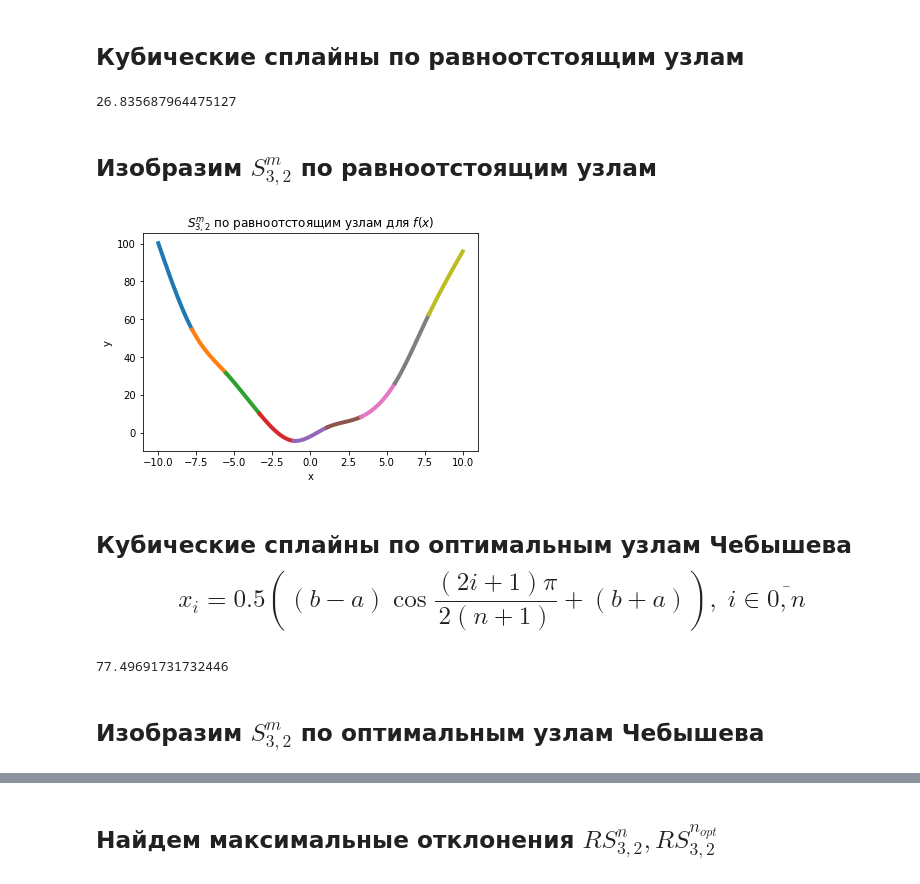
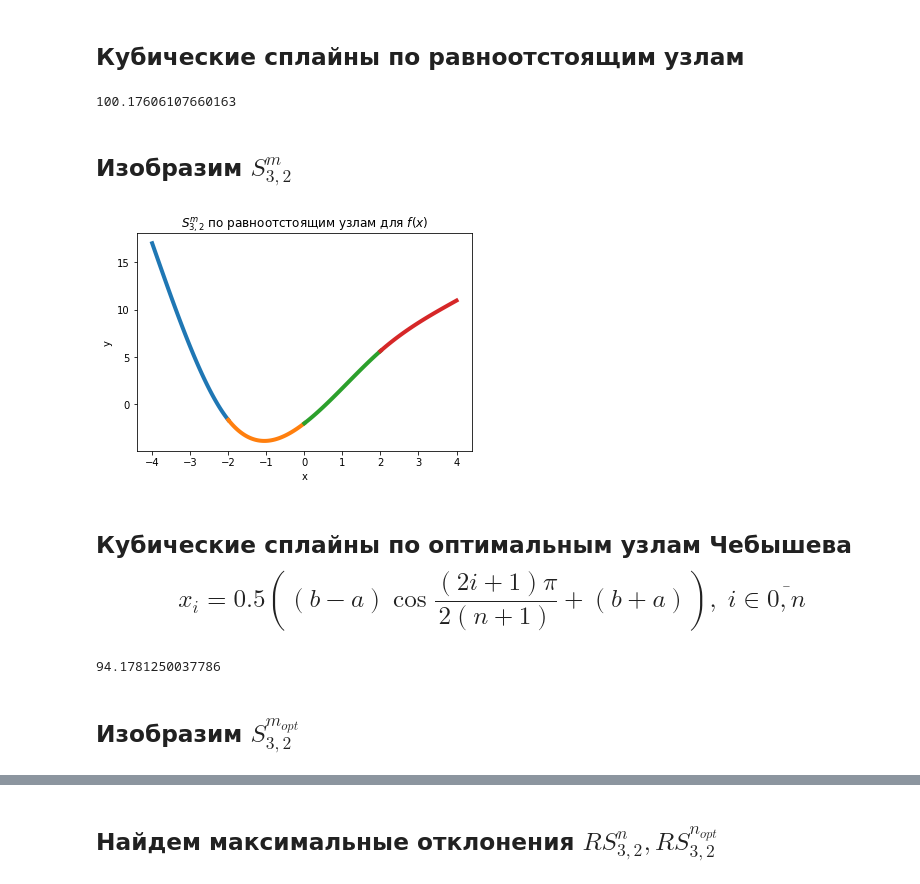
Before and after one commit to verse-chorus/linear_quadratic_cubic_splines, a Jupyter notebook: Кубический_cплайн.ipynb, the cells around one changed output, grey strips where cells are left out. Cells and saved outputs as stored; diff of their text form; code cells hidden in the pictures.

```diff
--- a/Кубический_cплайн.ipynb
+++ b/Кубический_cплайн.ipynb
@@ -108,15 +108,15 @@ def cub_spline(arg, a, b, m, fig=None):
         plt.title('$S_{3,2}^m$ по равноотстоящим узлам для $f(x)$')
         plt.show()
 # %%
-cub_spline(arg=-5, a=-10, b=10, m=100)
+cub_spline(arg=-10, a=-10, b=10, m=100)
 # %% [output]
-26.835687964475127
+100.17606107660163
 # %% [markdown]
-## Изобразим $S_{3,2}^m$ по равноотстоящим узлам
+## Изобразим $S_{3,2}^{m}$
 # %%
-cub_spline(arg=5, a=-10, b=10, m=10, fig=True)
+cub_spline(arg=5, a=-4, b=4, m=5, fig=True)
 # %% [output]
-[figure, old version]
+[figure, new version]
 # %% [markdown]
 ## Кубические сплайны по оптимальным узлам Чебышева $$x_i = 0.5 \left((b-a)\cos\dfrac{(2i+1)\pi}{2(n+1)} + (b+a)\right),\; i\in \overline{0,n}$$
 # %%
@@ -204,10 +204,10 @@ def optimal_cub_spline(arg, a, b, m, fig=None):
         plt.show()
 # %%
-optimal_cub_spline(arg=-9, a=-10, b=10, m=10, fig=None)
+optimal_cub_spline(arg=10, a=-10, b=10, m=10, fig=None)
 # %% [output]
-77.49691731732446
+94.1781250037786
 # %% [markdown]
-## Изобразим  $S^m_{3,2}$ по оптимальным узлам Чебышева
+## Изобразим $S_{3,2}^{m_{opt}}$
 # %%
 optimal_cub_spline(arg=5, a=-11, b=10, m=10, fig=True)
 # %% [output]
```
Also changed, not shown: parts of 6 cells of this notebook, 1 other file.
